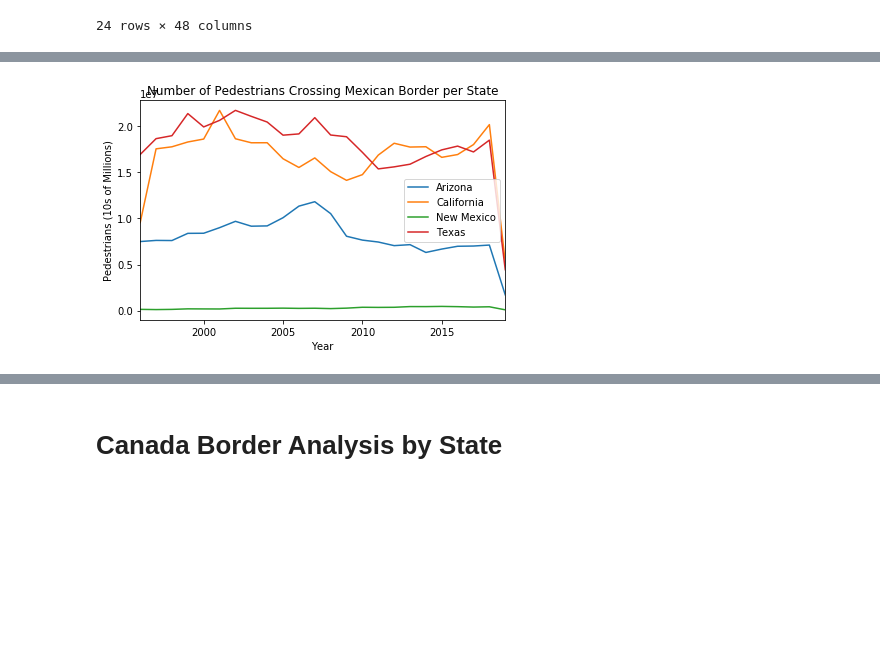
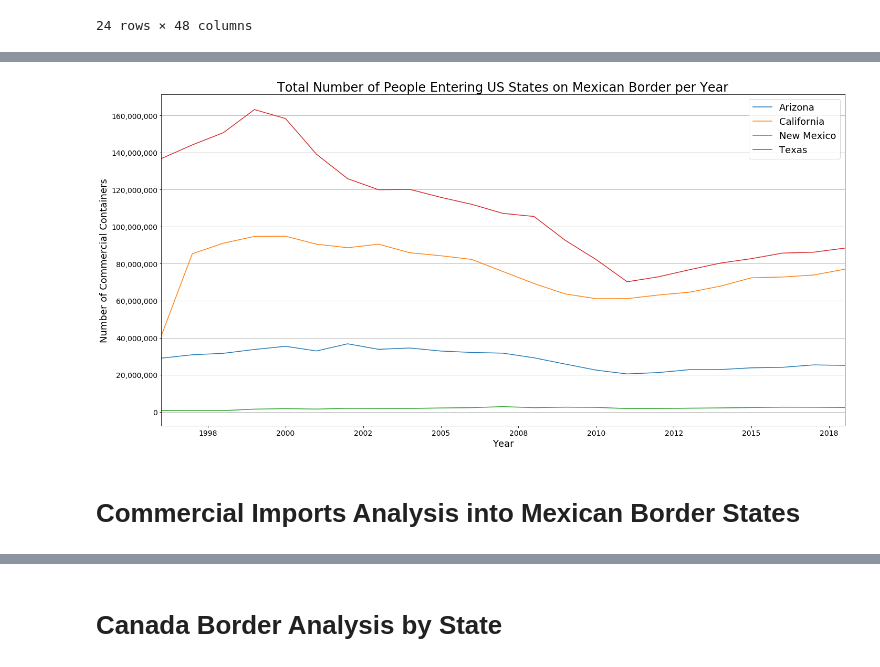
Before and after one commit to philipayazi/Project1_BorderEntries, a Jupyter notebook: Border_Entries_and _Trade.ipynb, the cells around one changed output, grey strips where cells are left out. Cells and saved outputs as stored; diff of their text form; code cells hidden in the pictures; blank space fills up the shorter version.

Commit message:
Updated with commercial info

```diff
--- a/Border_Entries_and _Trade.ipynb
+++ b/Border_Entries_and _Trade.ipynb
@@ -812,0 +899,12 @@ ped_table
+# %%
+# rename new column to New Mexico
+mex_per_sum = mex_per_sum.rename(columns={0: "New Mexico"})
+# %%
+# Do same analysis for Texas
+tx_per_mig = mex_per_table[('Value','Texas')].sum(axis=1)
+# %%
+# Merge TX series to dataframe
+mex_per_sum = mex_per_sum.merge(tx_per_mig.to_frame(), left_index=True, right_index=True)
+# %%
+# rename new colum to Texas
+mex_per_sum = mex_per_sum.rename(columns={0: "Texas"})
@@ -813,13 +932,27 @@ ped_table
 # %%
 # Plot my findings
 
-ped_table.plot(kind='line',)
-plt.legend(['Arizona','California','New Mexico','Texas'])
-plt.ticklabel_format(style='sci', axis='y', scilimits=(0,0))
-plt.ylabel('Pedestrians (10s of Millions)')
-plt.title('Number of Pedestrians Crossing Mexican Border per State')
+# mex_per_sum.plot(kind='line',)
+# plt.legend(['Arizona','California','New Mexico','Texas'])
+# plt.ticklabel_format(style='sci', axis='y', scilimits=(0,0))
+# plt.ylabel('Pedestrians (10s of Millions)')
+# plt.title('Number of Pedestrians Crossing Mexican Border per State')
+
+mex_per_sum.plot(kind='line')
+plt.rcParams["figure.figsize"] = (20,10)
+plt.ylabel('Number of Commercial Containers', fontsize=18)
+plt.title('Total Number of People Entering US States on Mexican Border per Year', fontsize=24)
+plt.xlabel('Year', fontsize=18)
+plt.legend(fontsize=18)
+plt.xticks(style='normal',fontsize=14)
+plt.gca().yaxis.set_major_formatter(StrMethodFormatter('{x:,.0f}'))
+plt.gca().xaxis.set_major_formatter(StrMethodFormatter('{x:.0f}'))
+plt.yticks(fontsize=14)
+plt.grid(axis='y')
 
 plt.tight_layout()
 # I should drop 2019 from my graph since data is only collected until 2019
 # %% [output]
-[figure, old version]
+[figure, new version]
+# %% [markdown]
+# Commercial Imports Analysis into Mexican Border States
```
Also changed, not shown: parts of 75 cells of this notebook.
